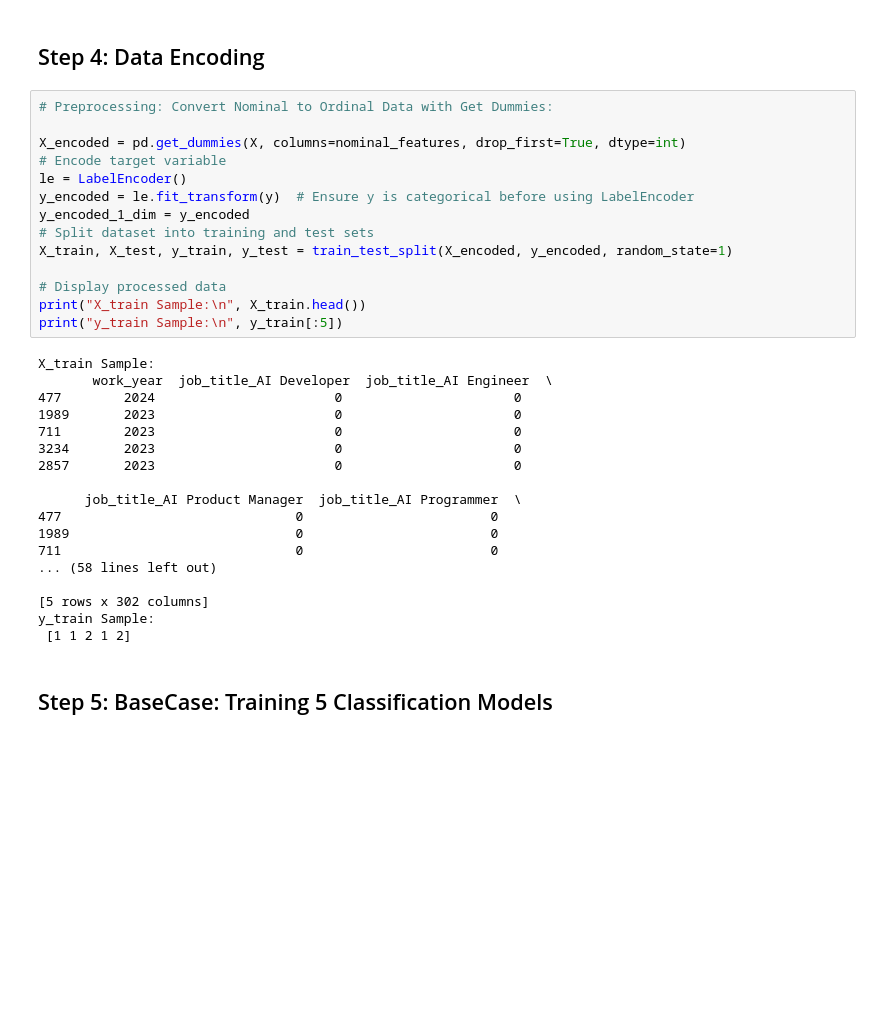
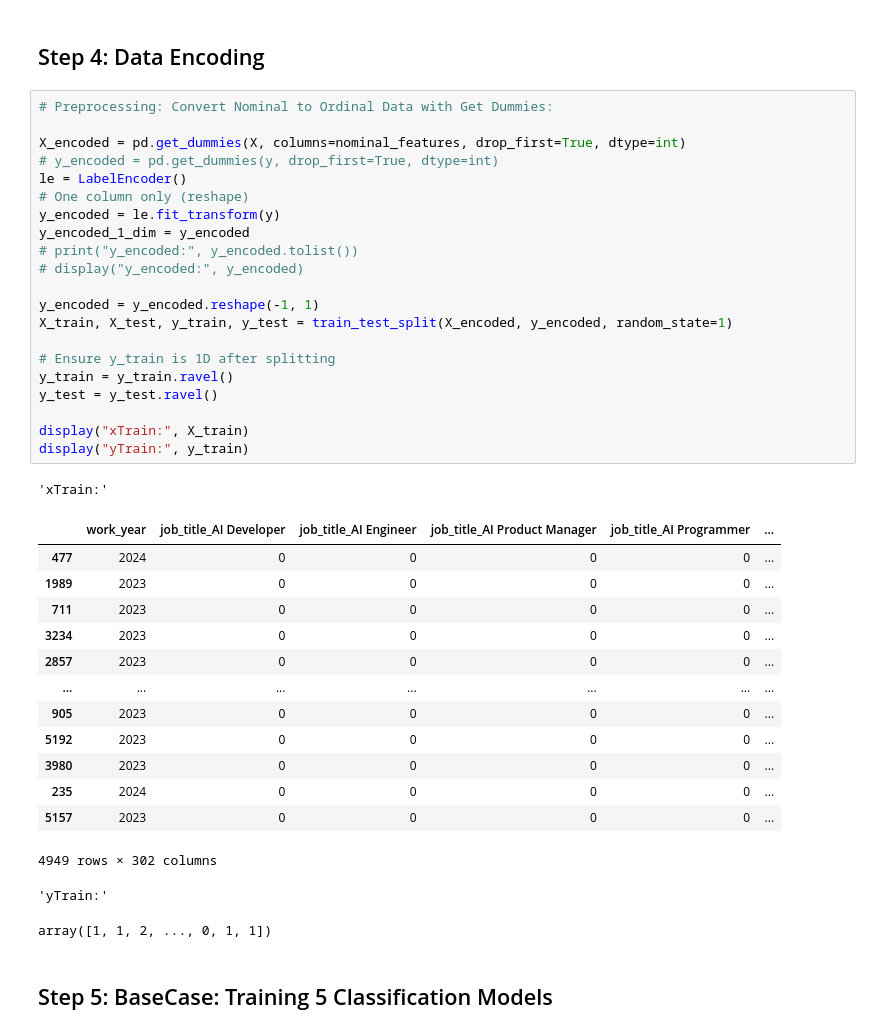
Before and after one commit to tlockhart/project-2, a Jupyter notebook: final_results/combined_models.ipynb, the cells around one changed output. Saved outputs shown, nothing was run; the diff lists cells and outputs as text; blank space fills up the shorter version.

```diff
--- a/final_results/combined_models.ipynb
+++ b/final_results/combined_models.ipynb
@@ -336,35 +336,41 @@ Name: count, dtype: int64
 # %%
 # Preprocessing: Convert Nominal to Ordinal Data with Get Dummies:
 
 X_encoded = pd.get_dummies(X, columns=nominal_features, drop_first=True, dtype=int)
-# Encode target variable
+# y_encoded = pd.get_dummies(y, drop_first=True, dtype=int)
 le = LabelEncoder()
-y_encoded = le.fit_transform(y)  # Ensure y is categorical before using LabelEncoder
+# One column only (reshape)
+y_encoded = le.fit_transform(y)
 y_encoded_1_dim = y_encoded
-# Split dataset into training and test sets
+# print("y_encoded:", y_encoded.tolist())
+# display("y_encoded:", y_encoded)
+
+y_encoded = y_encoded.reshape(-1, 1)
 X_train, X_test, y_train, y_test = train_test_split(X_encoded, y_encoded, random_state=1)
 
-# Display processed data
-print("X_train Sample:\n", X_train.head())
-print("y_train Sample:\n", y_train[:5])
+# Ensure y_train is 1D after splitting
+y_train = y_train.ravel()
+y_test = y_test.ravel()
+
+display("xTrain:", X_train)
+display("yTrain:", y_train)
 # %% [output]
-X_train Sample:
-       work_year  job_title_AI Developer  job_title_AI Engineer  \
-477        2024                       0                      0
-1989       2023                       0                      0
-711        2023                       0                      0
-3234       2023                       0                      0
-2857       2023                       0                      0
-
-      job_title_AI Product Manager  job_title_AI Programmer  \
-477                              0                        0
-1989                             0                        0
-711                              0                        0
-... (58 lines left out)
-
-[5 rows x 302 columns]
-y_train Sample:
- [1 1 2 1 2]
+'xTrain:'
+|  | work_year | job_title_AI Developer | job_title_AI Engineer | job_title_AI Product Manager | job_title_AI Programmer | ... |
+| 477 | 2024 | 0 | 0 | 0 | 0 | ... |
+| 1989 | 2023 | 0 | 0 | 0 | 0 | ... |
+| 711 | 2023 | 0 | 0 | 0 | 0 | ... |
+| 3234 | 2023 | 0 | 0 | 0 | 0 | ... |
+| 2857 | 2023 | 0 | 0 | 0 | 0 | ... |
+| ... | ... | ... | ... | ... | ... | ... |
+| 905 | 2023 | 0 | 0 | 0 | 0 | ... |
+| 5192 | 2023 | 0 | 0 | 0 | 0 | ... |
+| 3980 | 2023 | 0 | 0 | 0 | 0 | ... |
+| 235 | 2024 | 0 | 0 | 0 | 0 | ... |
+| 5157 | 2023 | 0 | 0 | 0 | 0 | ... |
+4949 rows × 302 columns
+'yTrain:'
+array([1, 1, 2, ..., 0, 1, 1])
 # %% [markdown]
 ## Step 5: BaseCase: Training 5 Classification Models
 # %%
```
Also changed, not shown: parts of 7 cells of this notebook.
